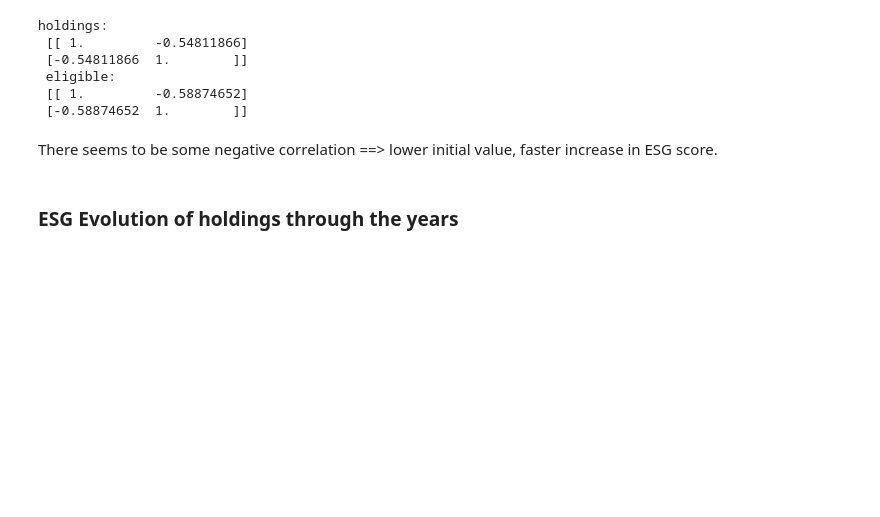
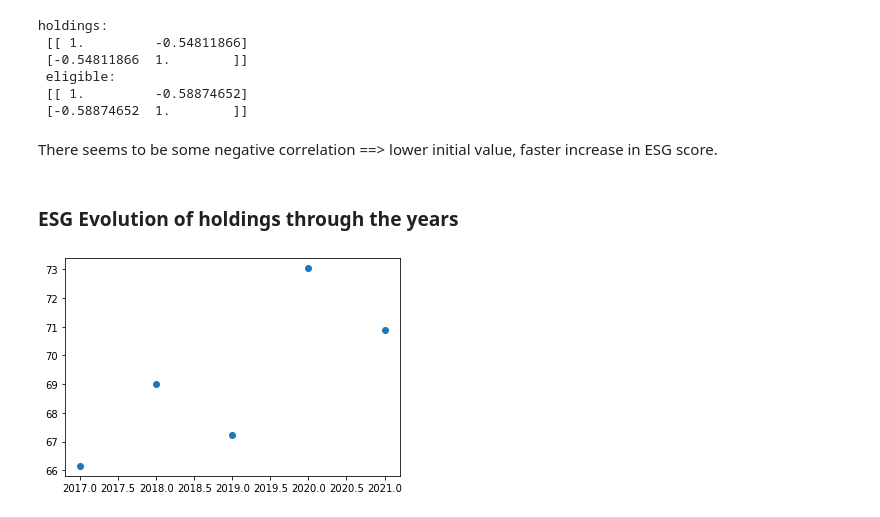
Before and after one commit to AukeVanSighem/ECB-Bond-Purchases, a Jupyter notebook: DataAnalysis.ipynb, the cells around one changed output. Drawn from its saved outputs; the diff is of its cells as text; code cells hidden in the pictures; blank space fills up the shorter version.

Commit message:
average ESG per year calculated
- calculated average ESG per year
- fast plot

```diff
--- a/DataAnalysis.ipynb
+++ b/DataAnalysis.ipynb
@@ -604,5 +604,26 @@ holdings:
 There seems to be some negative correlation ==> lower initial value, faster increase in ESG score.
 # %% [markdown]
 ### ESG Evolution of holdings through the years
-# %%
-esg_company_data_holdings = years_issuer_bought.merge(esg_company_data_holdings,"inner","ISSUER")
+# %%
+esg_company_data_holdings_with_years = years_issuer_bought.merge(esg_company_data_holdings,"inner","ISSUER")
+
+esg_scores_per_year = {'2015':[],'2016':[],'2017':[],'2018':[],'2019':[],'2020':[],'2021':[]}
+
+for index,row in esg_company_data_holdings_with_years.iterrows():
+    years = row["YEARS"]
+    for year in years:
+        year = str(year)
+        esg_scores_per_year[year].append(row["ESG Score "+year])
+# %%
+average_esg_per_year = []
+for key in esg_scores_per_year.keys():
+    average_esg_per_year.append(np.mean(esg_scores_per_year[key]))
+# %%
+plt.figure()
+
+years = range(2015,2022)
+plt.scatter(years,average_esg_per_year)
+
+plt.show()
+# %% [output]
+[figure, added]
```
